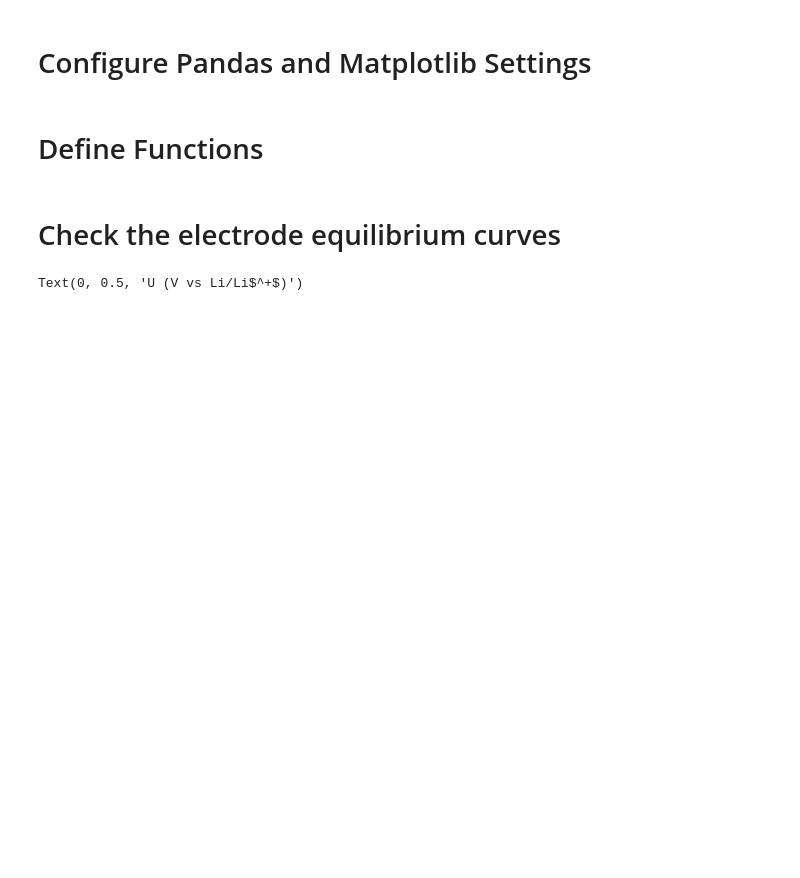
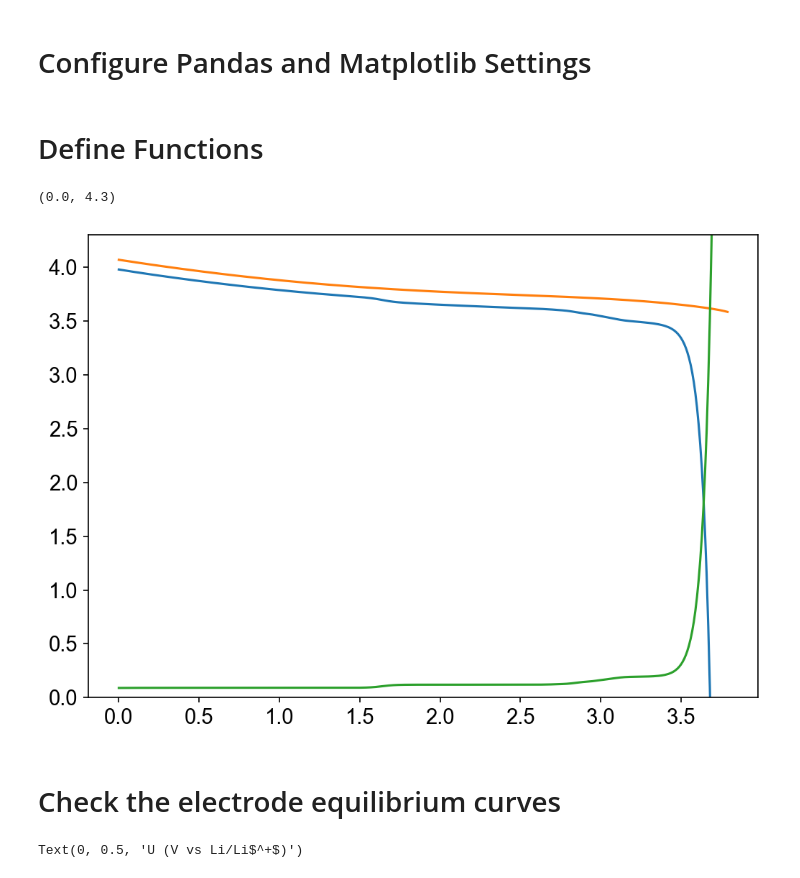
Before and after one commit to wengandrew/fast-formation, a Jupyter notebook: notebooks/2021_12_09_lam_lli_exploration.ipynb, the cells around one changed output. Saved outputs shown, nothing was run; the diff lists cells and outputs as text; code cells hidden in the pictures; blank space fills up the shorter version.

```diff
--- a/notebooks/2021_12_09_lam_lli_exploration.ipynb
+++ b/notebooks/2021_12_09_lam_lli_exploration.ipynb
@@ -82,6 +82,25 @@ def Un(sto):
     )
 
     return u_eq
+# %%
+Cn = 4
+Cp = 5
+x100 = 0.9
+y100 = 0.2
+# %%
+Q = np.arange(0, 3.8, 0.01)
+
+Up_curr = Up(y100 + Q/Cp)
+Un_curr = Un(x100 - Q/Cn)
+
+OCV = Up_curr - Un_curr
+# %%
+plt.figure()
+plt.plot(Q, OCV, Q, Up_curr, Q, Un_curr)
+plt.ylim((0, 4.3))
+# %% [output]
+(0.0, 4.3)
+[figure, added]
 # %% [markdown]
 # Check the electrode equilibrium curves
 # %%
```
Also changed, not shown: 3 other files.
